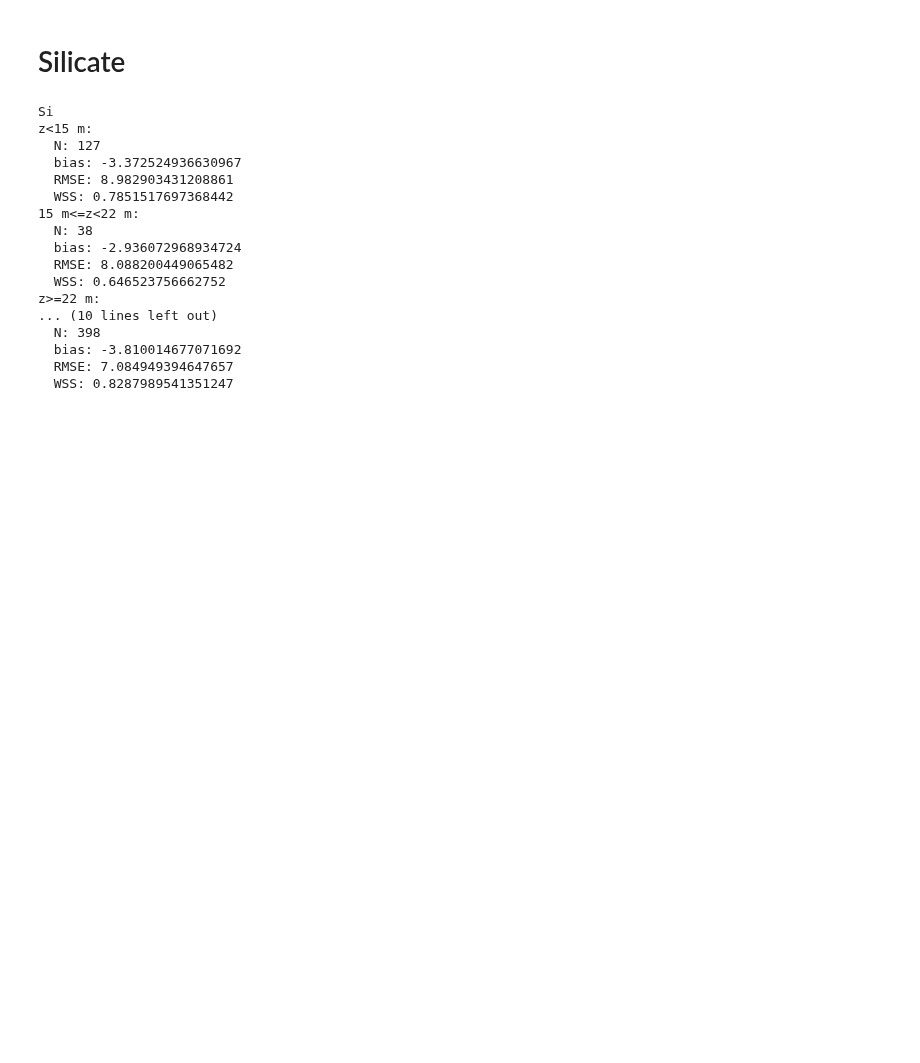
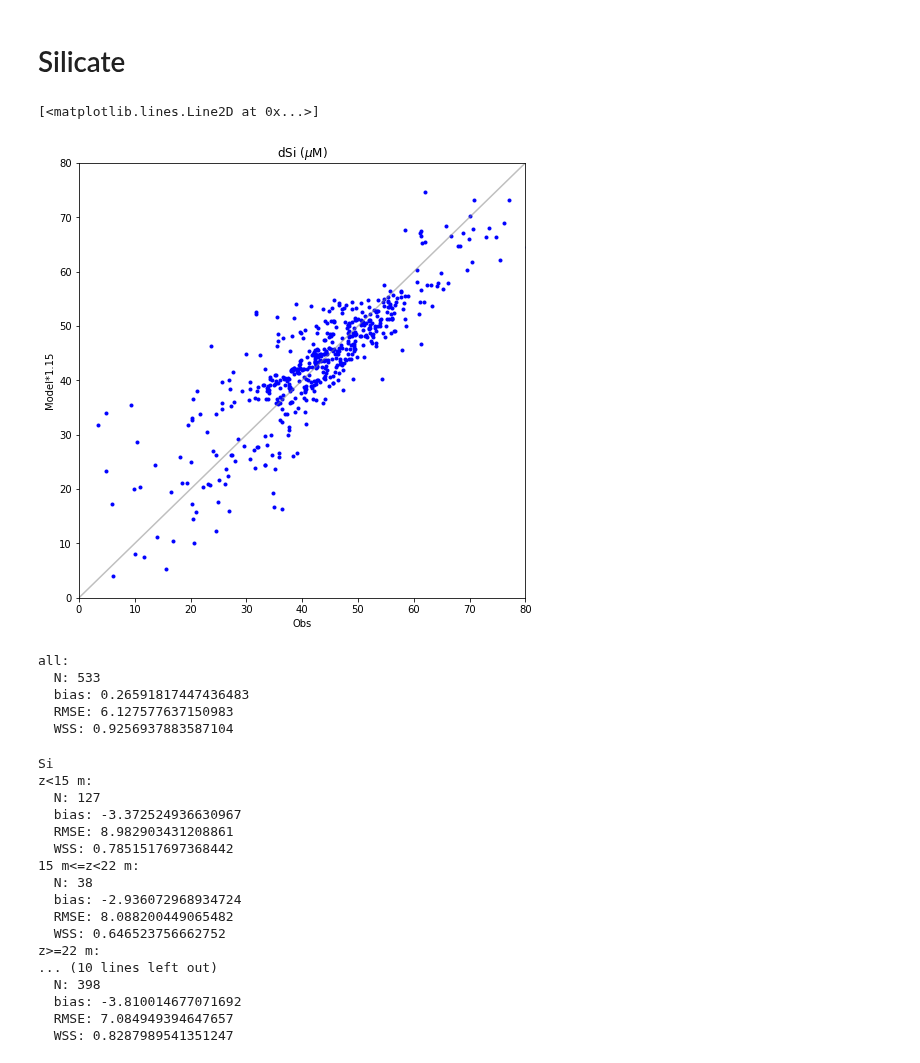
Before and after one commit to SalishSeaCast/analysis-elise-2, a Jupyter notebook: notebooks/bioTuning/DFO-vET-HC201905_2015.ipynb, the cells around one changed output. Saved outputs shown, nothing was run; the diff lists cells and outputs as text; code cells hidden in the pictures; blank space fills up the shorter version.

```diff
--- a/notebooks/bioTuning/DFO-vET-HC201905_2015.ipynb
+++ b/notebooks/bioTuning/DFO-vET-HC201905_2015.ipynb
@@ -254,6 +254,28 @@ ax[1].plot(dSJGI['mod_silicon']-dSJGI['Si'],dSJGI['Z'],'ko',markeredgecolor='k',
 [figure]
 # %% [markdown]
 # Silicate
+# %%
+data['modSi_x']=data['mod_silicon']*1.15
+fig, ax = plt.subplots(figsize = (8,8))
+ps=et.varvarPlot(ax,data,'Si','modSi_x',cols=('b','darkturquoise','navy'),lname='all')
+ax.set_xlabel('Obs')
+ax.set_ylabel('Model*1.15')
+ax.set_title('dSi ($\mu$M)')
+ax.set_xlim(0,80)
+ax.set_ylim(0,80)
+ax.plot((0,80),(0,80),'-',color='grey',alpha=.5)
+# %% [output]
+[<matplotlib.lines.Line2D at 0x...>]
+[figure, added]
+# %%
+print('all:')
+et.printstats(data,'Si','modSi_x')
+# %% [output]
+all:
+  N: 533
+  bias: 0.26591817447436483
+  RMSE: 6.127577637150983
+  WSS: 0.9256937883587104
 # %%
 print('Si')
 print('z<15 m:')
```
Also changed, not shown: 5 other files.
